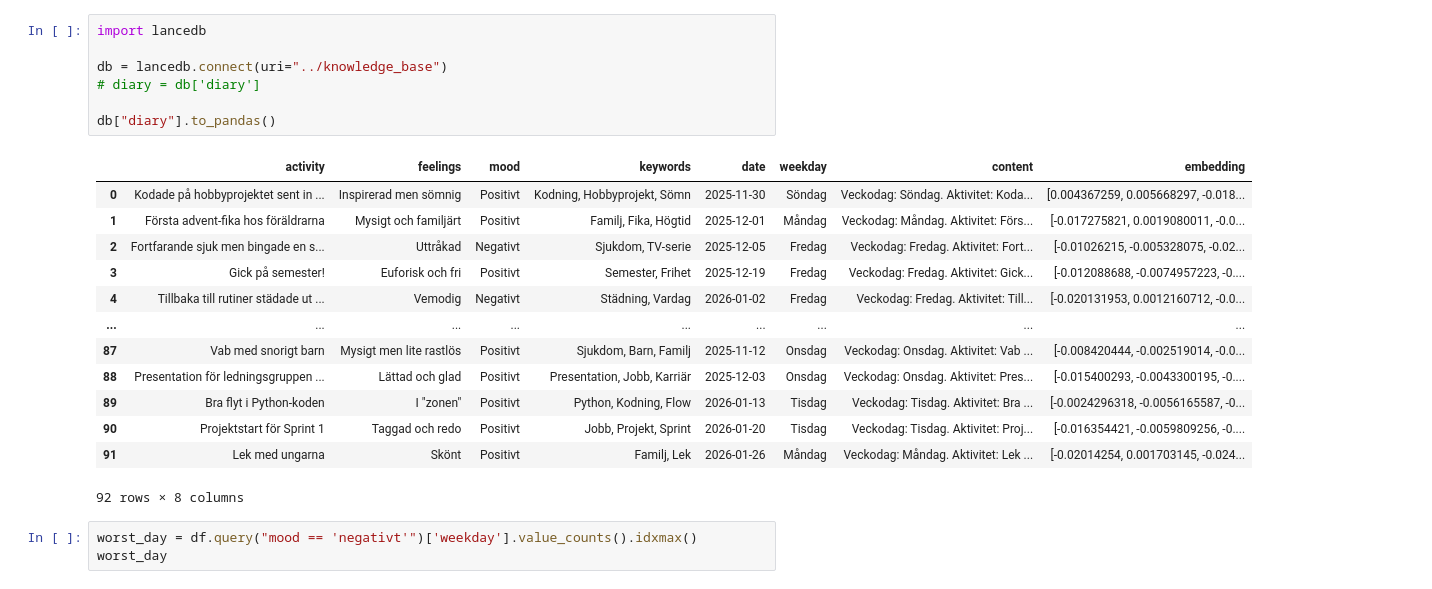
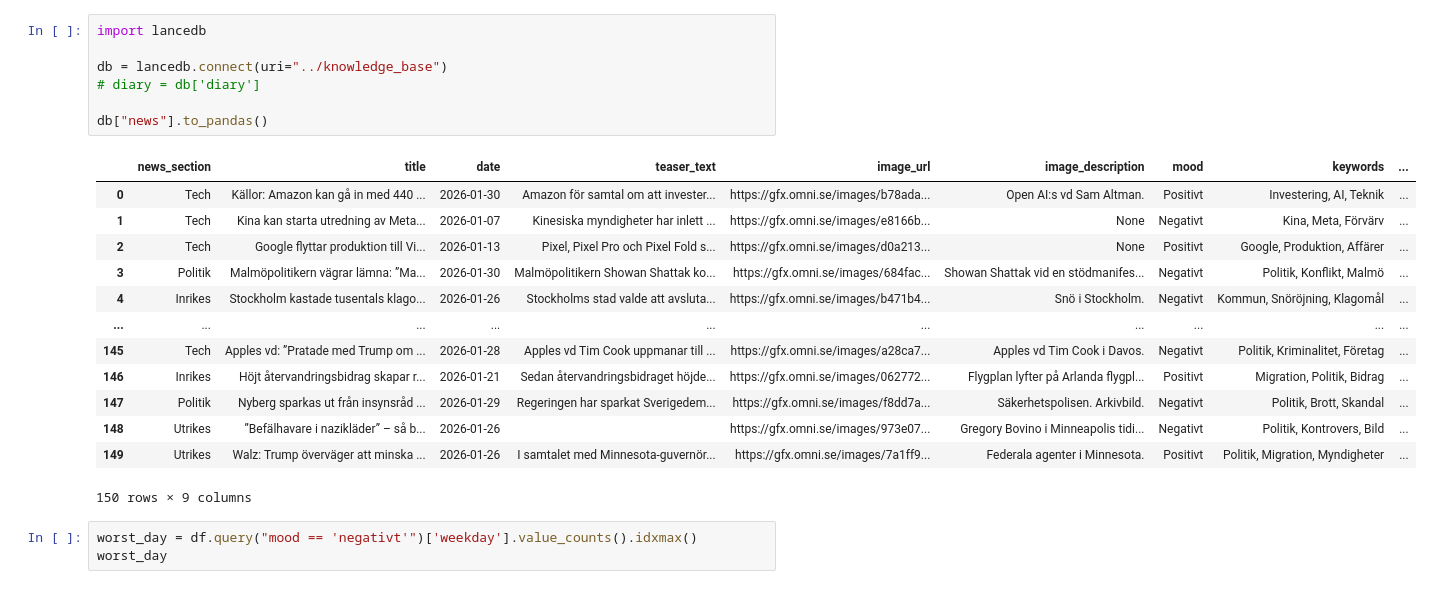
Before and after one commit to glennart8/personal_agent, a Jupyter notebook: pa_agent/src/pa_agent/explorations/explore_vector_db.ipynb, the cells around one changed output. Saved outputs shown, nothing was run; the diff lists cells and outputs as text.

```diff
--- a/pa_agent/src/pa_agent/explorations/explore_vector_db.ipynb
+++ b/pa_agent/src/pa_agent/explorations/explore_vector_db.ipynb
@@ -1,24 +1,24 @@
 # %%
 import lancedb
 
 db = lancedb.connect(uri="../knowledge_base")
 # diary = db['diary']
 
-db["diary"].to_pandas()
+db["news"].to_pandas()
 # %% [output]
-|  | activity | feelings | mood | keywords | date | weekday | content | embedding |
-| 0 | Kodade på hobbyprojektet sent in ... | Inspirerad men sömnig | Positivt | Kodning, Hobbyprojekt, Sömn | 2025-11-30 | Söndag | Veckodag: Söndag. Aktivitet: Koda... | [0.004367259, 0.005668297, -0.018... |
-| 1 | Första advent-fika hos föräldrarna | Mysigt och familjärt | Positivt | Familj, Fika, Högtid | 2025-12-01 | Måndag | Veckodag: Måndag. Aktivitet: Förs... | [-0.017275821, 0.0019080011, -0.0... |
-| 2 | Fortfarande sjuk men bingade en s... | Uttråkad | Negativt | Sjukdom, TV-serie | 2025-12-05 | Fredag | Veckodag: Fredag. Aktivitet: Fort... | [-0.01026215, -0.005328075, -0.02... |
-| 3 | Gick på semester! | Euforisk och fri | Positivt | Semester, Frihet | 2025-12-19 | Fredag | Veckodag: Fredag. Aktivitet: Gick... | [-0.012088688, -0.0074957223, -0.... |
-| 4 | Tillbaka till rutiner städade ut ... | Vemodig | Negativt | Städning, Vardag | 2026-01-02 | Fredag | Veckodag: Fredag. Aktivitet: Till... | [-0.020131953, 0.0012160712, -0.0... |
-| ... | ... | ... | ... | ... | ... | ... | ... | ... |
-| 87 | Vab med snorigt barn | Mysigt men lite rastlös | Positivt | Sjukdom, Barn, Familj | 2025-11-12 | Onsdag | Veckodag: Onsdag. Aktivitet: Vab ... | [-0.008420444, -0.002519014, -0.0... |
-| 88 | Presentation för ledningsgruppen ... | Lättad och glad | Positivt | Presentation, Jobb, Karriär | 2025-12-03 | Onsdag | Veckodag: Onsdag. Aktivitet: Pres... | [-0.015400293, -0.0043300195, -0.... |
-| 89 | Bra flyt i Python-koden | I "zonen" | Positivt | Python, Kodning, Flow | 2026-01-13 | Tisdag | Veckodag: Tisdag. Aktivitet: Bra ... | [-0.0024296318, -0.0056165587, -0... |
-| 90 | Projektstart för Sprint 1 | Taggad och redo | Positivt | Jobb, Projekt, Sprint | 2026-01-20 | Tisdag | Veckodag: Tisdag. Aktivitet: Proj... | [-0.016354421, -0.0059809256, -0.... |
-| 91 | Lek med ungarna | Skönt | Positivt | Familj, Lek | 2026-01-26 | Måndag | Veckodag: Måndag. Aktivitet: Lek ... | [-0.02014254, 0.001703145, -0.024... |
+|  | news_section | title | date | teaser_text | image_url | image_description | mood | keywords | ... |
+| 0 | Tech | Källor: Amazon kan gå in med 440 ... | 2026-01-30 | Amazon för samtal om att invester... | https://gfx.omni.se/images/b78ada... | Open AI:s vd Sam Altman. | Positivt | Investering, AI, Teknik | ... |
+| 1 | Tech | Kina kan starta utredning av Meta... | 2026-01-07 | Kinesiska myndigheter har inlett ... | https://gfx.omni.se/images/e8166b... | None | Negativt | Kina, Meta, Förvärv | ... |
+| 2 | Tech | Google flyttar produktion till Vi... | 2026-01-13 | Pixel, Pixel Pro och Pixel Fold s... | https://gfx.omni.se/images/d0a213... | None | Positivt | Google, Produktion, Affärer | ... |
+| 3 | Politik | Malmöpolitikern vägrar lämna: ”Ma... | 2026-01-30 | Malmöpolitikern Showan Shattak ko... | https://gfx.omni.se/images/684fac... | Showan Shattak vid en stödmanifes... | Negativt | Politik, Konflikt, Malmö | ... |
+| 4 | Inrikes | Stockholm kastade tusentals klago... | 2026-01-26 | Stockholms stad valde att avsluta... | https://gfx.omni.se/images/b471b4... | Snö i Stockholm. | Negativt | Kommun, Snöröjning, Klagomål | ... |
+| ... | ... | ... | ... | ... | ... | ... | ... | ... | ... |
+| 145 | Tech | Apples vd: ”Pratade med Trump om ... | 2026-01-28 | Apples vd Tim Cook uppmanar till ... | https://gfx.omni.se/images/a28ca7... | Apples vd Tim Cook i Davos. | Negativt | Politik, Kriminalitet, Företag | ... |
+| 146 | Inrikes | Höjt återvandringsbidrag skapar r... | 2026-01-21 | Sedan återvandringsbidraget höjde... | https://gfx.omni.se/images/062772... | Flygplan lyfter på Arlanda flygpl... | Positivt | Migration, Politik, Bidrag | ... |
+| 147 | Politik | Nyberg sparkas ut från insynsråd ... | 2026-01-29 | Regeringen har sparkat Sverigedem... | https://gfx.omni.se/images/f8dd7a... | Säkerhetspolisen. Arkivbild. | Negativt | Politik, Brott, Skandal | ... |
+| 148 | Utrikes | ”Befälhavare i nazikläder” – så b... | 2026-01-26 |  | https://gfx.omni.se/images/973e07... | Gregory Bovino i Minneapolis tidi... | Negativt | Politik, Kontrovers, Bild | ... |
+| 149 | Utrikes | Walz: Trump överväger att minska ... | 2026-01-26 | I samtalet med Minnesota-guvernör... | https://gfx.omni.se/images/7a1ff9... | Federala agenter i Minnesota. | Positivt | Politik, Migration, Myndigheter | ... |
-92 rows × 8 columns
+150 rows × 9 columns
 # %%
 worst_day = df.query("mood == 'negativt'")['weekday'].value_counts().idxmax()
 worst_day
```
Also changed, not shown: 8 other files.
